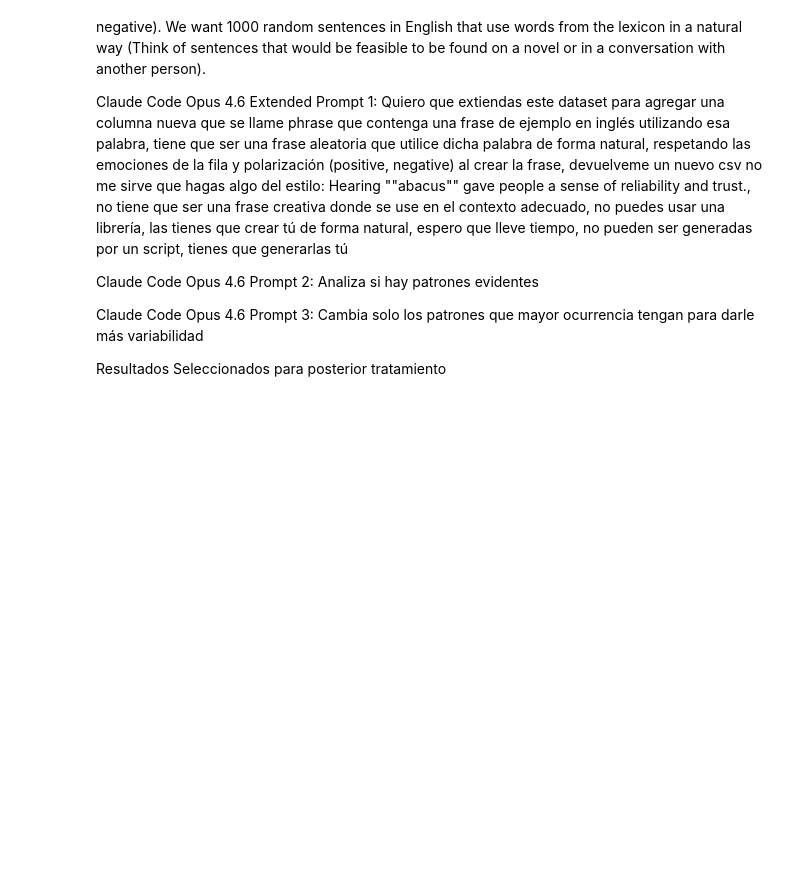
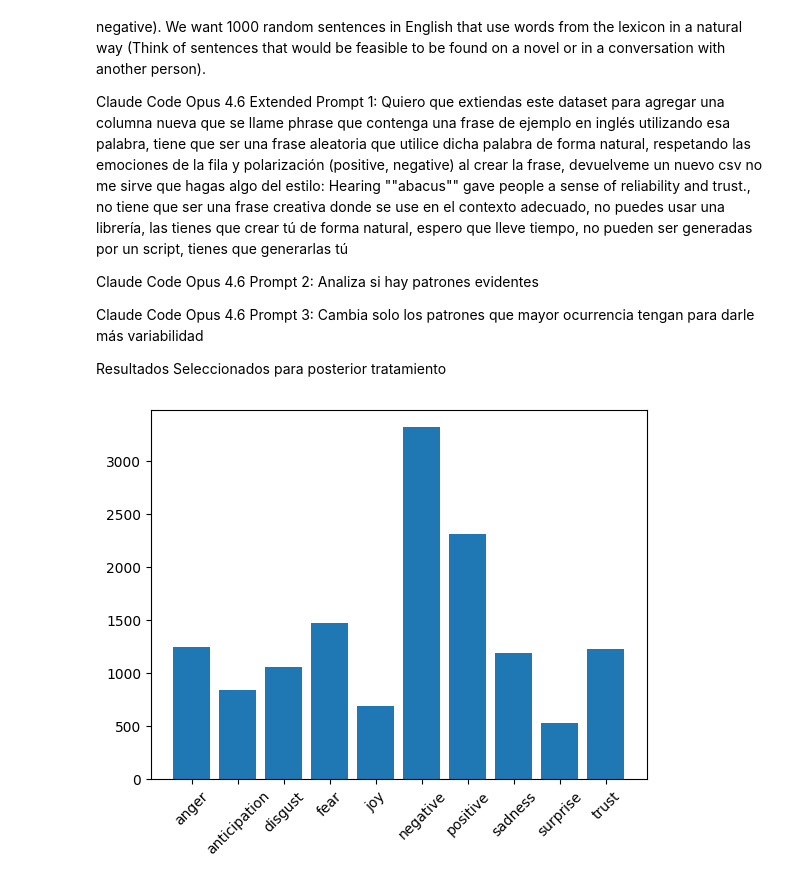
Before and after one commit to agustito37/entregable-procesamiento-lenguaje, a Jupyter notebook: entregable.ipynb, the cells around one changed output. Drawn from its saved outputs; the diff is of its cells as text; code cells hidden in the pictures; blank space fills up the shorter version.

```diff
--- a/entregable.ipynb
+++ b/entregable.ipynb
@@ -70,3 +70,14 @@ Prompt 3:
 Cambia solo los patrones que mayor ocurrencia tengan para darle más variabilidad
 
 Resultados Seleccionados para posterior tratamiento
+# %%
+import matplotlib.pyplot as plt
+
+label_counts = df[emotion_cols].sum(axis=0)
+
+plt.figure()
+plt.bar(emotion_cols, label_counts)
+plt.xticks(rotation=45)
+plt.show()
+# %% [output]
+[figure, added]
```
Also changed, not shown: parts of 19 cells of this notebook, 7 other files.
